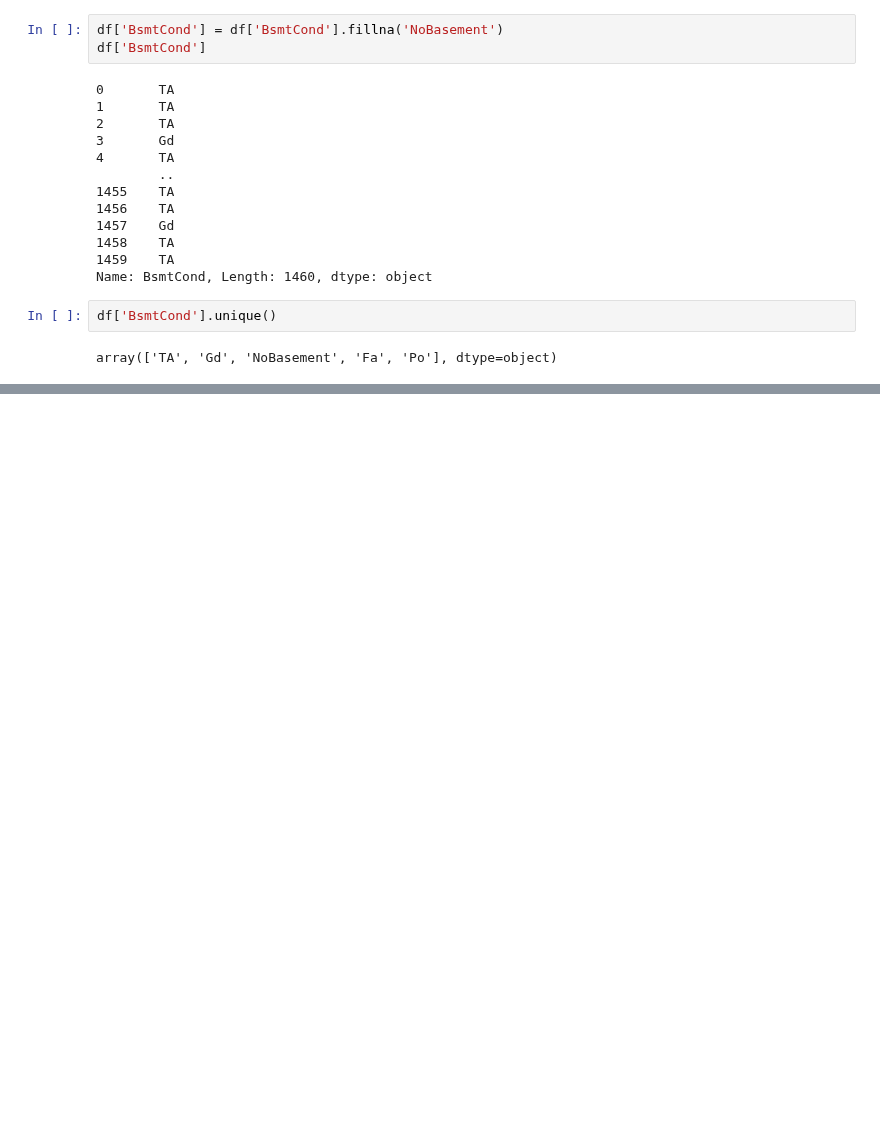
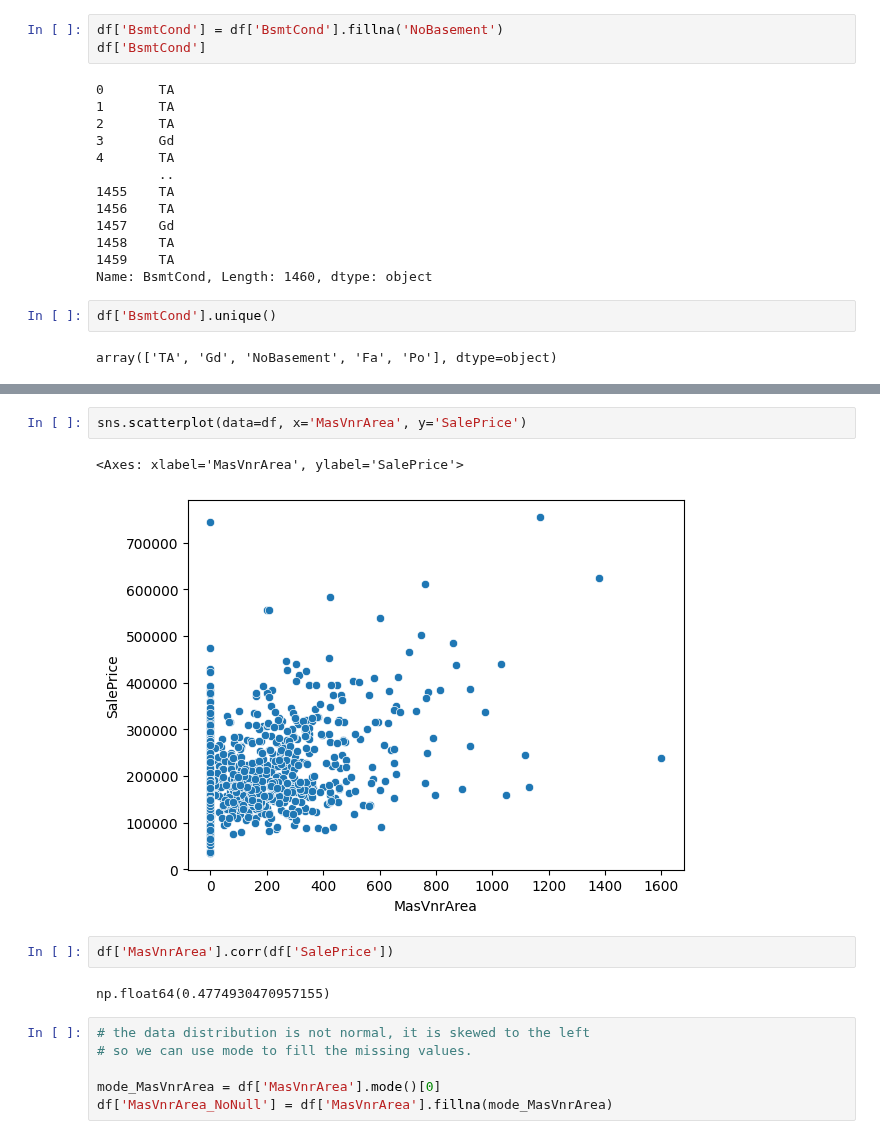
Before and after one commit to akhyear/house_price_prediction, a Jupyter notebook: train_code.ipynb, the cells around one changed output, grey strips where cells are left out. Saved outputs shown, nothing was run; the diff lists cells and outputs as text; blank space fills up the shorter version.

```diff
--- a/train_code.ipynb
+++ b/train_code.ipynb
@@ -834,0 +851,15 @@ array(['TA', 'Gd', 'NoBasement', 'Fa', 'Po'], dtype=object)
+# %%
+sns.scatterplot(data=df, x='MasVnrArea', y='SalePrice')
+# %% [output]
+<Axes: xlabel='MasVnrArea', ylabel='SalePrice'>
+[figure, added]
+# %%
+df['MasVnrArea'].corr(df['SalePrice'])
+# %% [output]
+np.float64(0.4774930470957155)
+# %%
+# the data distribution is not normal, it is skewed to the left
+# so we can use mode to fill the missing values.
+
+mode_MasVnrArea = df['MasVnrArea'].mode()[0]
+df['MasVnrArea_NoNull'] = df['MasVnrArea'].fillna(mode_MasVnrArea)
```
Also changed, not shown: parts of 8 cells of this notebook.
